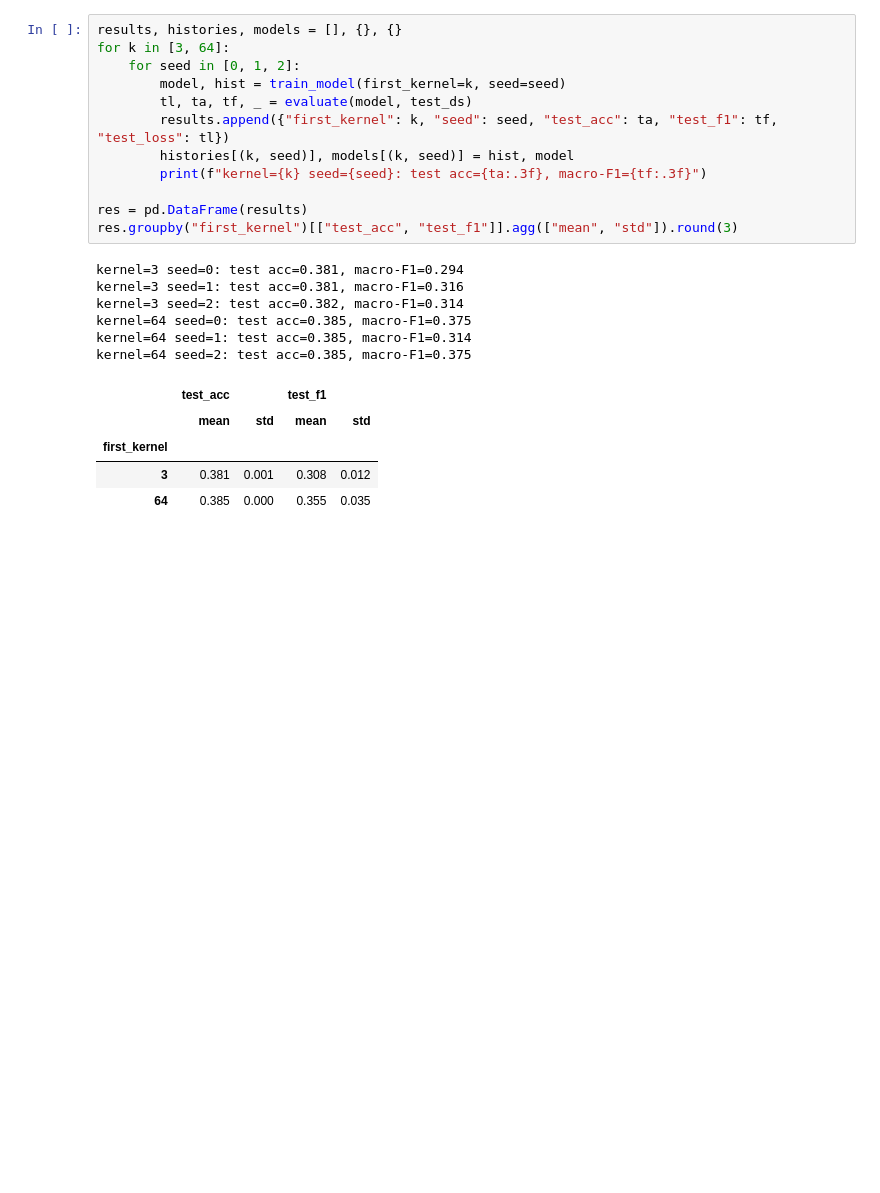
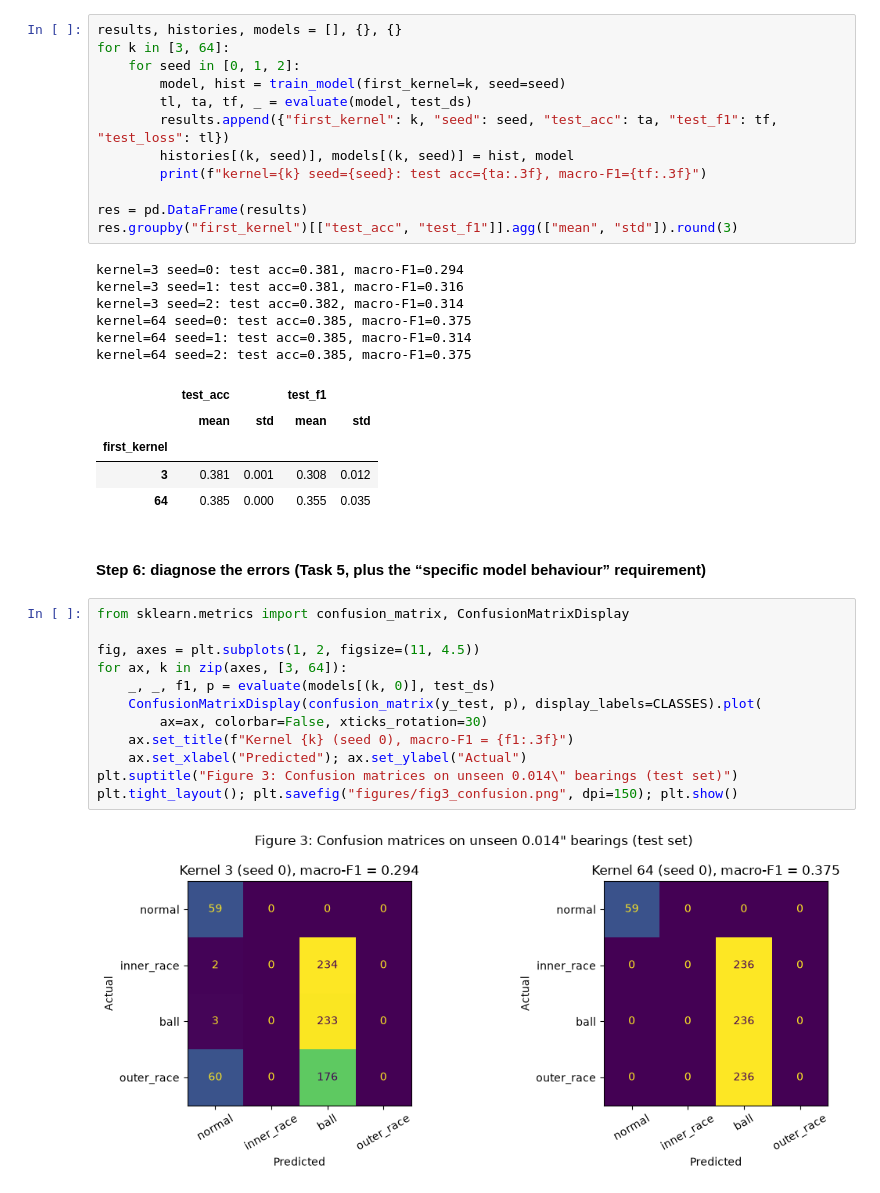
Before and after one commit to MinKhaungMinLwin/bearing-fault-diagnosis-1dcnn, a Jupyter notebook: deep_learning.ipynb, the cells around one changed output. Cells and saved outputs as stored; diff of their text form; blank space fills up the shorter version.

Commit message:
feat: Step 6: diagnose the errors (Task 5, plus the “specific model behaviour” requirement)

```diff
--- a/deep_learning.ipynb
+++ b/deep_learning.ipynb
@@ -244,3 +244,19 @@ kernel=64 seed=2: test acc=0.385, macro-F1=0.375
 | first_kernel |  |  |  |  |
 | 3 | 0.381 | 0.001 | 0.308 | 0.012 |
 | 64 | 0.385 | 0.000 | 0.355 | 0.035 |
+# %% [markdown]
+#### Step 6: diagnose the errors (Task 5, plus the “specific model behaviour” requirement)
+# %%
+from sklearn.metrics import confusion_matrix, ConfusionMatrixDisplay
+
+fig, axes = plt.subplots(1, 2, figsize=(11, 4.5))
+for ax, k in zip(axes, [3, 64]):
+    _, _, f1, p = evaluate(models[(k, 0)], test_ds)
+    ConfusionMatrixDisplay(confusion_matrix(y_test, p), display_labels=CLASSES).plot(
+        ax=ax, colorbar=False, xticks_rotation=30)
+    ax.set_title(f"Kernel {k} (seed 0), macro-F1 = {f1:.3f}")
+    ax.set_xlabel("Predicted"); ax.set_ylabel("Actual")
+plt.suptitle("Figure 3: Confusion matrices on unseen 0.014\" bearings (test set)")
+plt.tight_layout(); plt.savefig("figures/fig3_confusion.png", dpi=150); plt.show()
+# %% [output]
+[figure, added]
```
Also changed, not shown: parts of 2 cells of this notebook.
